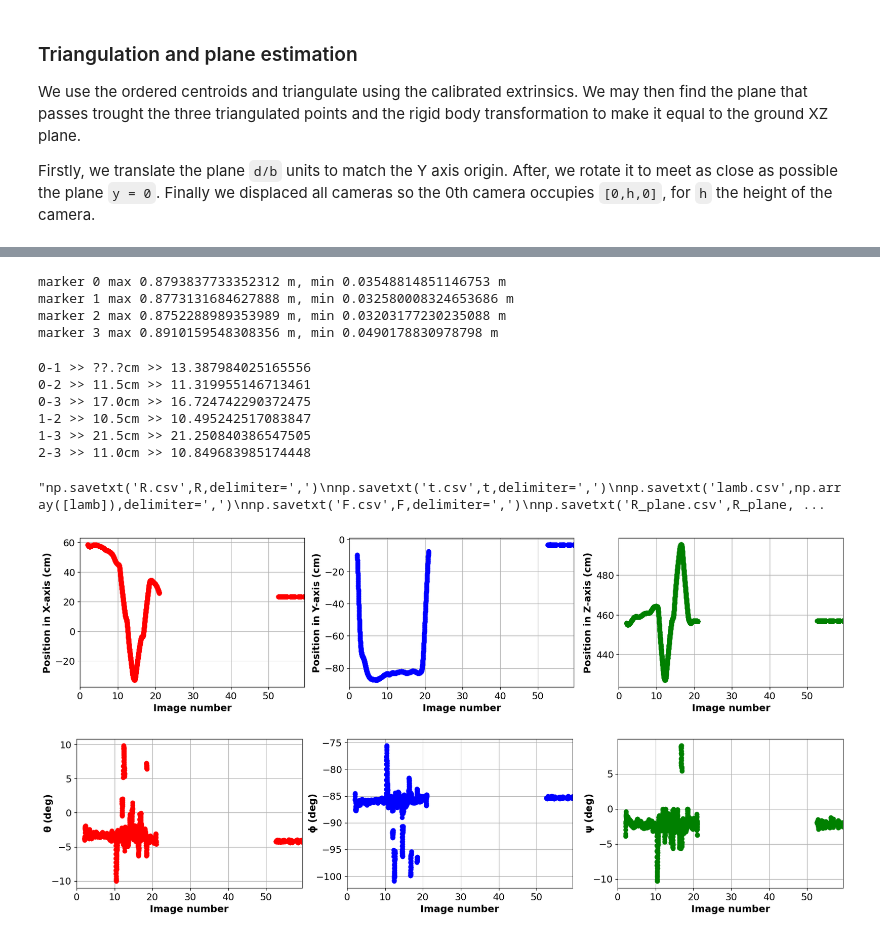
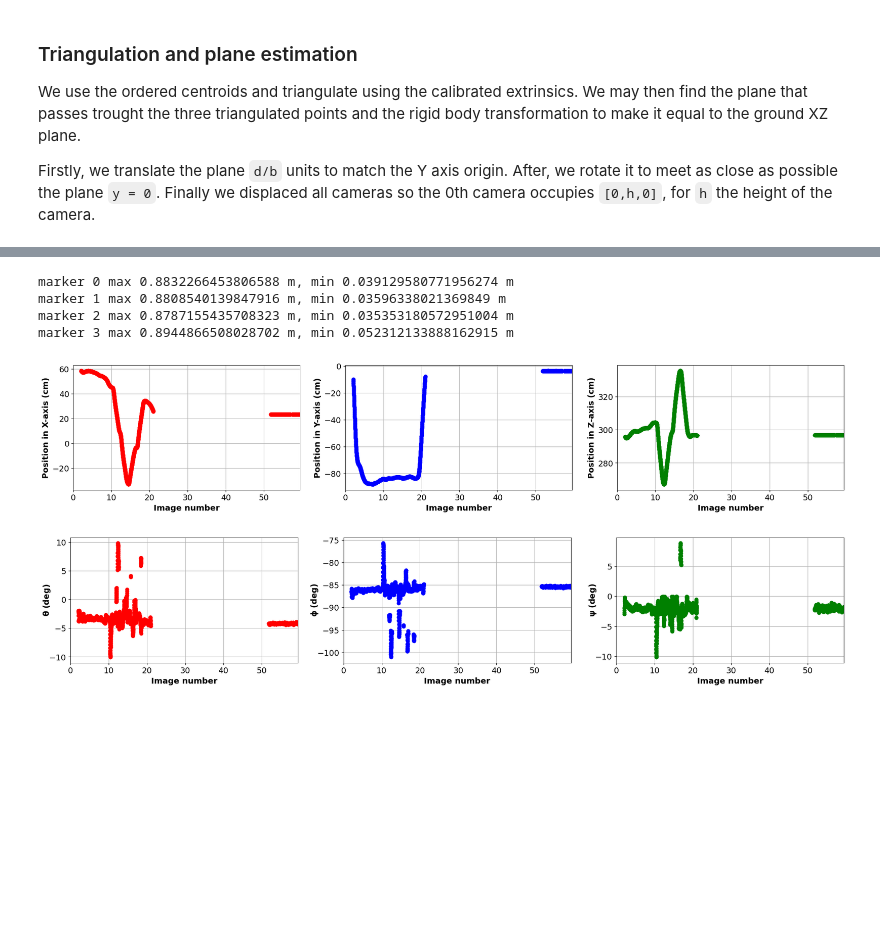
Before and after one commit to debOliveira/MoCapRasp, a Jupyter notebook: central/debugOnline.ipynb, the cells around one changed output, grey strips where cells are left out. Cells and saved outputs as stored; diff of their text form; code cells hidden in the pictures; blank space fills up the shorter version.

Commit message:
ALL SECTIONS WORKING FOR 2 OR MORE CAMERA, delete debuging cells after testing online

```diff
--- a/central/debugOnline.ipynb
+++ b/central/debugOnline.ipynb
@@ -569,7 +539,7 @@ The following cell sets up the name of the CSV where the data is stored and the
 ##########################################
 
 # name (folder/camGround.csv) where the CSV from serverv2Ground.py is saved
-dfCSV = np.genfromtxt('G:/Meu Drive/UFCG/Mestrado/MoCap/CSV datasets/20Jun/camGround.csv', delimiter=',')
+dfCSV = np.genfromtxt('G:/Meu Drive/UFCG/Mestrado/MoCap/CSV datasets/7Jun/camGround.csv', delimiter=',')
 # %%
 #########################
 ### Utility functions ###
@@ -1207,13 +1291,0 @@ plt.show()
-# %%
-for k in range(0,4):
-    idx = np.array(range(k,points3d.shape[0],4)).astype(int)
-    points3dNew = points3d[idx]*lamb/100
-    points3dNew = np.matmul(R_plane,points3dNew.T+np.array([[0],[d/b],[0]])).T
-    print('marker',k,'max',-min(points3dNew[:,1]),'m,','min',-max(points3dNew[:,1]),'m')
-
-    #np.savetxt('points3d'+str(k)+'.csv',points3dNew,delimiter=',')
-# %% [output]
-marker 0 max 0.8793837733352312 m, min 0.03548814851146753 m
-marker 1 max 0.8773131684627888 m, min 0.032580008324653686 m
-marker 2 max 0.8752288989353989 m, min 0.03203177230235088 m
-marker 3 max 0.8910159548308356 m, min 0.0490178830978798 m
@@ -1220,36 +1376,27 @@ marker 3 max 0.8910159548308356 m, min 0.0490178830978798 m
 # %%
-[A,B,C,D] = points3d[-4:]*lamb
-print('0-1 >> ??.?cm >> '+str(np.linalg.norm(A-B)))
+# save array of each point for later use (e.g. Matlab)
+for k in range(0,4):
+    idx = np.array(range(k,allPoints3d.shape[1],4)).astype(int)
+    points3dNew = allPoints3d.T[idx]
+    # plor min and maximum height
+    print('marker',k,'max',-min(points3dNew[:,1]),'m,','min',-max(points3dNew[:,1]),'m')
+    #np.savetxt('points3d'+str(k)+'.csv',points3dNew,delimiter=',')
+
+# plot testing distance from the first triangulated point
+'''[A,B,C,D] = allPoints3d.T[-4:]*100
+print('\n0-1 >> ??.?cm >> '+str(np.linalg.norm(A-B)))
 print('0-2 >> 11.5cm >> '+str(np.linalg.norm(A-C)))
 print('0-3 >> 17.0cm >> '+str(np.linalg.norm(A-D)))
 print('1-2 >> 10.5cm >> '+str(np.linalg.norm(B-C)))
 print('1-3 >> 21.5cm >> '+str(np.linalg.norm(B-D)))
-print('2-3 >> 11.0cm >> '+str(np.linalg.norm(D-C)))
+print('2-3 >> 11.0cm >> '+str(np.linalg.norm(D-C)))''';
 # %% [output]
-0-1 >> ??.?cm >> 13.387984025165556
-0-2 >> 11.5cm >> 11.319955146713461
-0-3 >> 17.0cm >> 16.724742290372475
-1-2 >> 10.5cm >> 10.495242517083847
-1-3 >> 21.5cm >> 21.250840386547505
-2-3 >> 11.0cm >> 10.849683985174448
+marker 0 max 0.8832266453806588 m, min 0.039129580771956274 m
+marker 1 max 0.8808540139847916 m, min 0.03596338021369849 m
+marker 2 max 0.8787155435708323 m, min 0.035353180572951004 m
+marker 3 max 0.8944866508028702 m, min 0.052312133888162915 m
-# %%
-'''np.savetxt('R.csv',R,delimiter=',')
-np.savetxt('t.csv',t,delimiter=',')
-np.savetxt('lamb.csv',np.array([lamb]),delimiter=',')
-np.savetxt('F.csv',F,delimiter=',')
-np.savetxt('R_plane.csv',R_plane,delimiter=',')
-np.savetxt('t_plane.csv',np.array([d/b]),delimiter=',')'''
-# %% [output]
-"np.savetxt('R.csv',R,delimiter=',')\nnp.savetxt('t.csv',t,delimiter=',')\nnp.savetxt('lamb.csv',np.array([lamb]),delimiter=',')\nnp.savetxt('F.csv',F,delimiter=',')\nnp.savetxt('R_plane.csv',R_plane, ...
 # %%
-def getAngle(a,b):
-    cosPhi = np.dot(a,b)/(np.linalg.norm(a)*np.linalg.norm(b))
-    phi = np.arccos(cosPhi)
-    return np.arctan2(np.sin(phi),cosPhi)
-
-
-points3dNew = points3d*lamb/100
-points3dNew = np.matmul(R_plane,points3dNew.T+np.array([[0],[d/b],[0]])).T
+points3dNew = allPoints3d[0:3].T
 allCombinationsOf2 = np.array(list(combinations(list(range(0,4)),2)))
 points3d_rightTriangle = []
 points3d_centreOfMass = []
@@ -1261,46 +1408,46 @@ for k in range(0,int(points3dNew.shape[0]/4)):
     myIdx = np.unique(myIdx)
     centreOfMass = [i for i in range(0,4) if i not in myIdx]
     if not len(points3d_rightTriangle):
-        points3d_centreOfMass = pts[centreOfMass]
-        points3d_rightTriangle = pts[myIdx]
+         points3d_centreOfMass = pts[centreOfMass]
+         points3d_rightTriangle = pts[myIdx]
     else:
         points3d_centreOfMass = np.vstack((points3d_centreOfMass,pts[centreOfMass]))
         points3d_rightTriangle = np.vstack((points3d_rightTriangle,pts[myIdx]))
 # position of centre of mass
-fig, axs = plt.subplots(1,3,figsize=(20,4),dpi=100)
+fig, axs = plt.subplots(1,3,figsize=(24,4),dpi=100)
 colour = ['r','b','g']
 label = ['Position in X-axis (cm)','Position in Y-axis (cm)','Position in Z-axis (cm)']
 for k in range(0,3):
-    axs[k].plot(dfInterp[:,-1],points3d_centreOfMass[:,k]*100,'o',c=colour[k],linewidth=3)
-    axs[k].set_xlim((0,dfInterp[-1,-1]))
+    axs[k].plot(dfInterp[:,-2],points3d_centreOfMass[:,k]*100,'o',c=colour[k],linewidth=3)
+    axs[k].set_xlim((0,dfInterp[-1,-2]))
     axs[k].grid(True)
     axs[k].set_ylabel(label[k],fontweight='bold',size=14)
     axs[k].set_xlabel('Image number',fontweight='bold',size=14)
     plt.rcParams['xtick.labelsize']=14
     plt.rcParams['ytick.labelsize']=14
 # get orientation
 myOrientation = []
 for k in range(0,int(points3d_rightTriangle.shape[0]/3)):
     pts = points3d_rightTriangle[k*3:k*3+3]
     plane = findPlane(pts[0],pts[1],pts[2])
     if np.any(plane[0:3]<0): plane = findPlane(pts[0],pts[2],pts[1])
     theta = np.rad2deg(getAngle(plane[0:3],[1,0,0]))-90
     phi = np.rad2deg(getAngle(plane[0:3],[0,1,0]))-90
     if phi > 0: phi-=180
     psi = np.rad2deg(getAngle(plane[0:3],[0,0,1]))-90
     if not len(myOrientation): myOrientation = [theta,phi,psi]
     else: myOrientation = np.vstack((myOrientation,[theta,phi,psi]))
-fig, axs = plt.subplots(1,3,figsize=(20,4),dpi=100)
+fig, axs = plt.subplots(1,3,figsize=(24,4),dpi=100)
 colour = ['r','b','g']
 label = [r'$\mathbf{\theta\;(deg)}$',r'$\mathbf{\phi\;(deg)}$',r'$\mathbf{\psi\;(deg)}$']
 for k in range(0,3):
-    axs[k].plot(dfInterp[:,-1],myOrientation[:,k],'o',c=colour[k],linewidth=3)
-    axs[k].set_xlim((0,dfInterp[-1,-1]))
+    axs[k].plot(dfInterp[:,-2],myOrientation[:,k],'o',c=colour[k],linewidth=3)
+    axs[k].set_xlim((0,dfInterp[-1,-2]))
     axs[k].grid(True)
     axs[k].set_ylabel(label[k],size=14,labelpad=-4)
     axs[k].set_xlabel('Image number',fontweight='bold',size=14)
     plt.rcParams['xtick.labelsize']=14
     plt.rcParams['ytick.labelsize']=14
 # %% [output]
-[figure, old version]
+[figure, new version]
-[figure, old version]
+[figure, new version]
```
Also changed, not shown: parts of 26 cells of this notebook.
